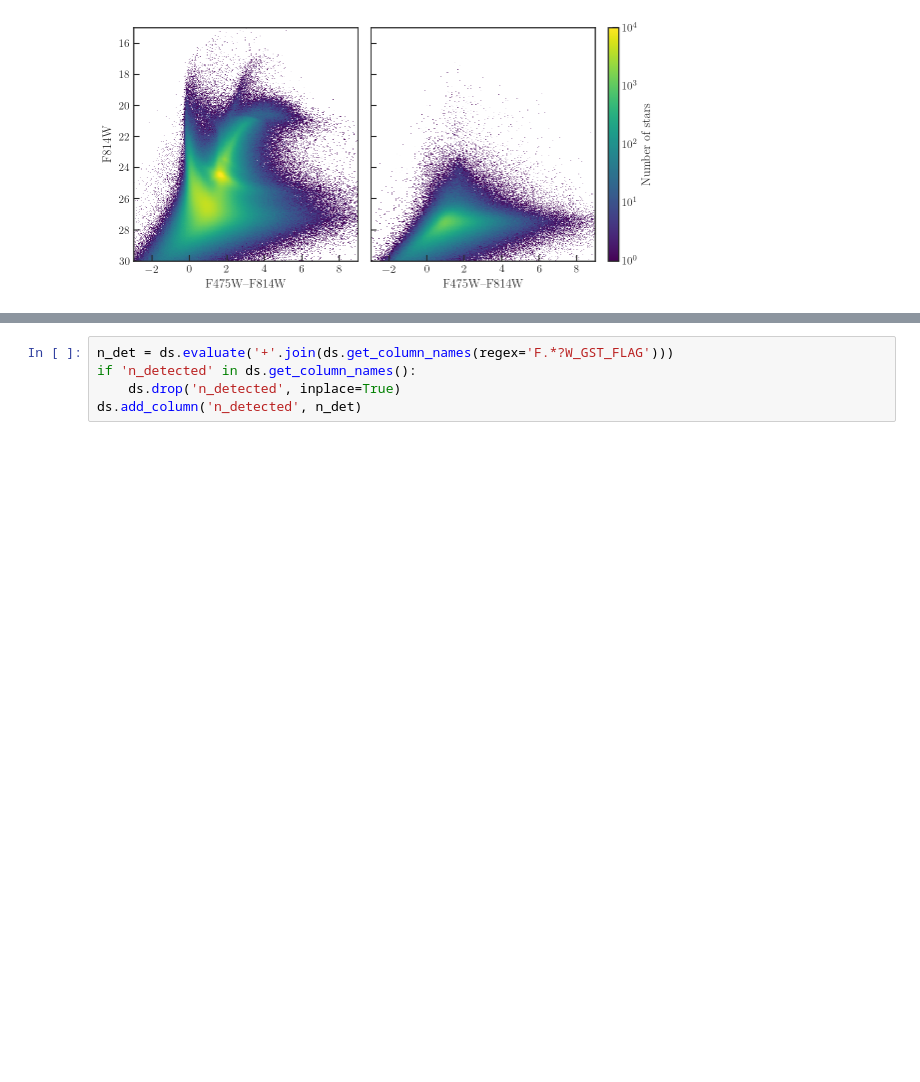
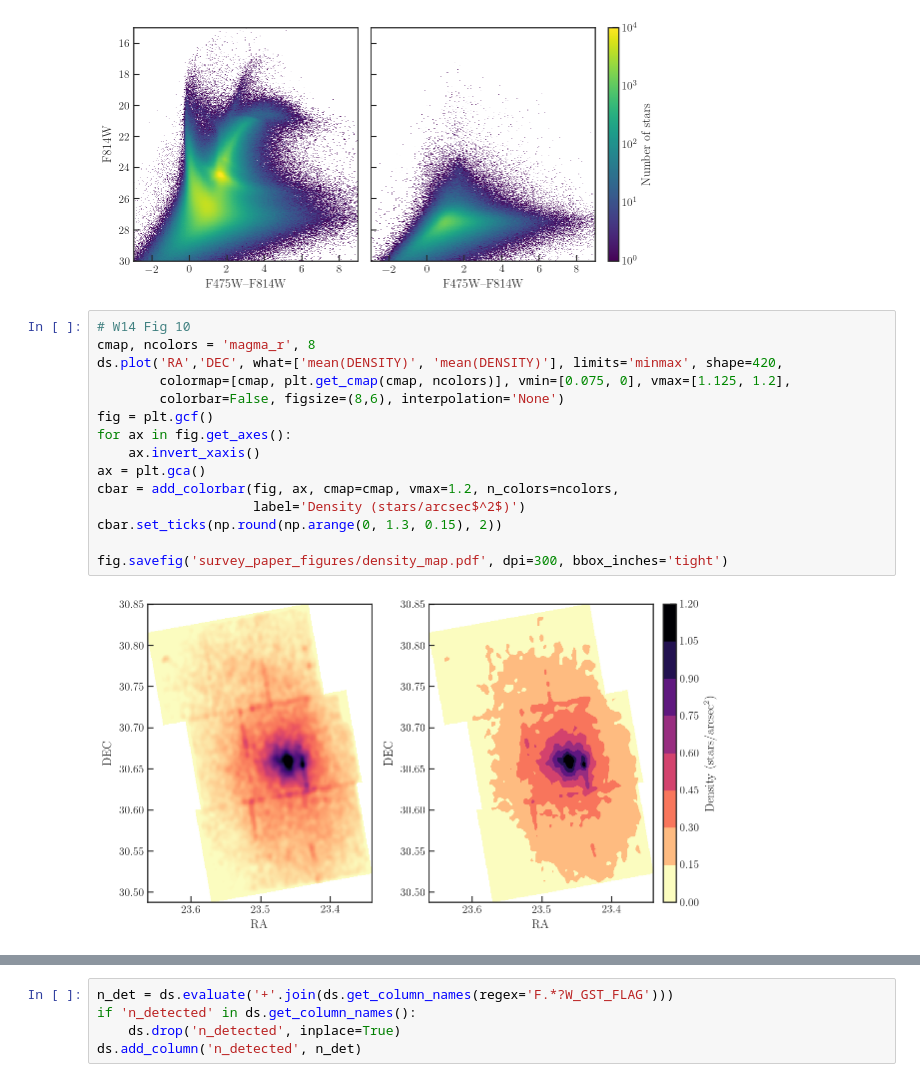
Before and after one commit to meredith-durbin/m33_survey_plots, a Jupyter notebook: CMD plots.ipynb, the cells around one changed output, grey strips where cells are left out. Drawn from its saved outputs; the diff is of its cells as text; blank space fills up the shorter version.

```diff
--- a/CMD plots.ipynb
+++ b/CMD plots.ipynb
@@ -101,3 +101,20 @@ fig.colorbar(mpl.cm.ScalarMappable(norm=norm, cmap=cmap), cax=cax, label='Number
 fig.savefig('survey_paper_figures/F475W_F814W_full_cut_CMDs.pdf', dpi=420, bbox_inches='tight')
 # %% [output]
 [figure]
+# %%
+# W14 Fig 10
+cmap, ncolors = 'magma_r', 8
+ds.plot('RA','DEC', what=['mean(DENSITY)', 'mean(DENSITY)'], limits='minmax', shape=420,
+        colormap=[cmap, plt.get_cmap(cmap, ncolors)], vmin=[0.075, 0], vmax=[1.125, 1.2],
+        colorbar=False, figsize=(8,6), interpolation='None')
+fig = plt.gcf()
+for ax in fig.get_axes():
+    ax.invert_xaxis()
+ax = plt.gca()
+cbar = add_colorbar(fig, ax, cmap=cmap, vmax=1.2, n_colors=ncolors,
+                    label='Density (stars/arcsec$^2$)')
+cbar.set_ticks(np.round(np.arange(0, 1.3, 0.15), 2))
+
+fig.savefig('survey_paper_figures/density_map.pdf', dpi=300, bbox_inches='tight')
+# %% [output]
+[figure, added]
```
Also changed, not shown: parts of 13 cells of this notebook, 8 other files.
